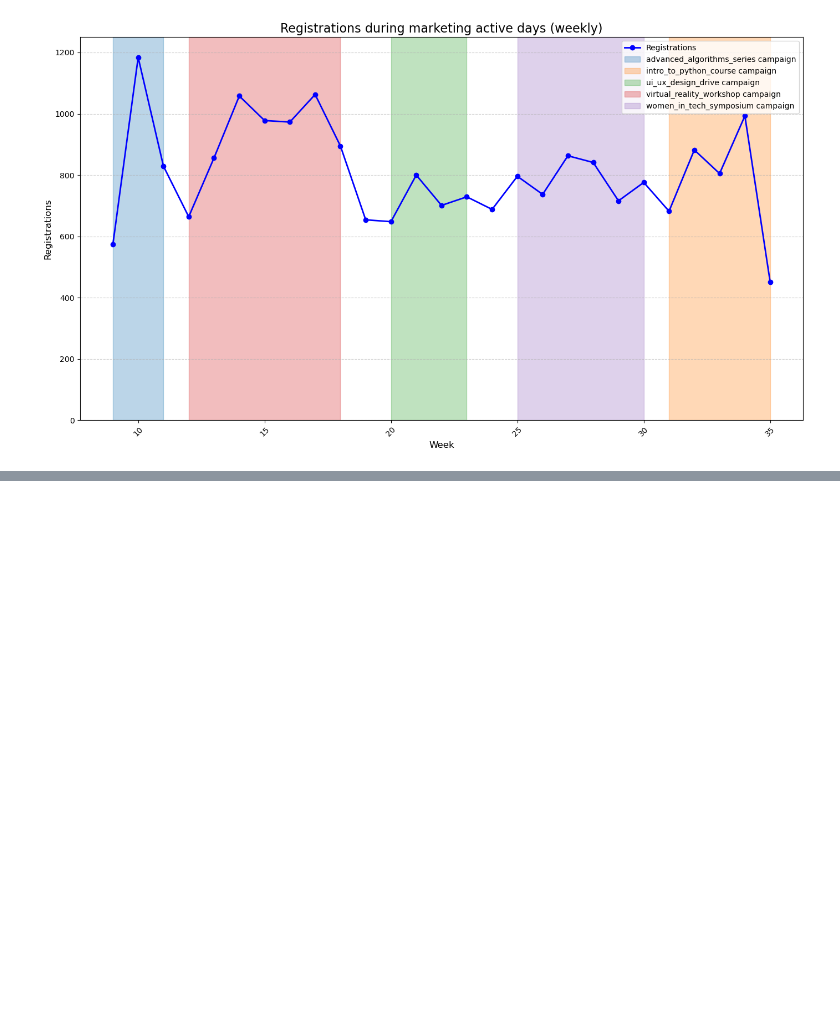
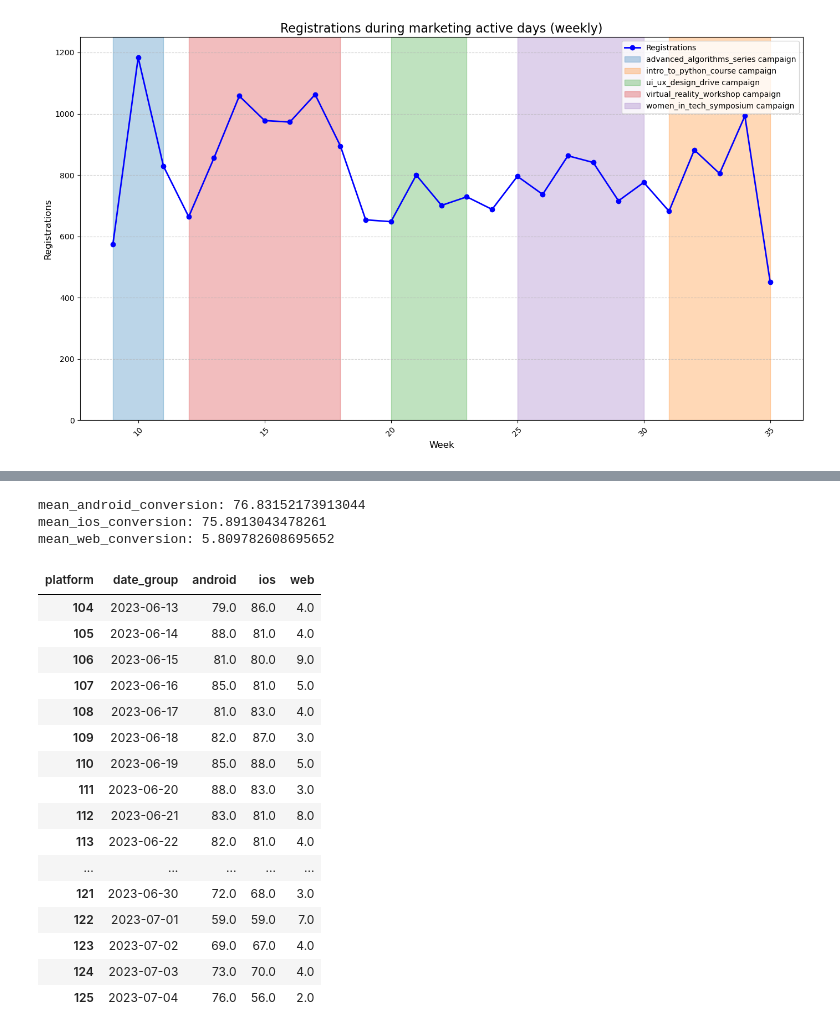
Before and after one commit to paalso/python-for-data-analysts-project-100, a Jupyter notebook: charts_project.ipynb, the cells around one changed output, grey strips where cells are left out. Drawn from its saved outputs; the diff is of its cells as text; code cells hidden in the pictures; blank space fills up the shorter version.

```diff
--- a/charts_project.ipynb
+++ b/charts_project.ipynb
@@ -1231,0 +1401,3 @@ Plot saved at: /home/paalso/Projects/python-for-data-analysts-project-100/charts
+# %%
+conversion_pivot_df = conversion_df.pivot(index='date_group', columns='platform', values='conversion').reset_index()
+conversion_pivot_df.head()
@@ -1231,0 +1411,32 @@ Plot saved at: /home/paalso/Projects/python-for-data-analysts-project-100/charts
+# %%
+mean_android_conversion = conversion_pivot_df['android'].mean()
+mean_ios_conversion = conversion_pivot_df['ios'].mean()
+mean_web_conversion = conversion_pivot_df['web'].mean()
+
+print(f'mean_android_conversion: {mean_android_conversion}')
+print(f'mean_ios_conversion: {mean_ios_conversion}')
+print(f'mean_web_conversion: {mean_web_conversion}')
+# %% [output]
+mean_android_conversion: 76.83152173913044
+mean_ios_conversion: 75.8913043478261
+mean_web_conversion: 5.809782608695652
+# %%
+conversion_pivot_df[conversion_pivot_df['date_group'].between('2023-06-12', '2023-07-05', inclusive='neither')]
+# %% [output]
+| platform | date_group | android | ios | web |
+| 104 | 2023-06-13 | 79.0 | 86.0 | 4.0 |
+| 105 | 2023-06-14 | 88.0 | 81.0 | 4.0 |
+| 106 | 2023-06-15 | 81.0 | 80.0 | 9.0 |
+| 107 | 2023-06-16 | 85.0 | 81.0 | 5.0 |
+| 108 | 2023-06-17 | 81.0 | 83.0 | 4.0 |
+| 109 | 2023-06-18 | 82.0 | 87.0 | 3.0 |
+| 110 | 2023-06-19 | 85.0 | 88.0 | 5.0 |
+| 111 | 2023-06-20 | 88.0 | 83.0 | 3.0 |
+| 112 | 2023-06-21 | 83.0 | 81.0 | 8.0 |
+| 113 | 2023-06-22 | 82.0 | 81.0 | 4.0 |
+| ... | ... | ... | ... | ... |
+| 121 | 2023-06-30 | 72.0 | 68.0 | 3.0 |
+| 122 | 2023-07-01 | 59.0 | 59.0 | 7.0 |
+| 123 | 2023-07-02 | 69.0 | 67.0 | 4.0 |
+| 124 | 2023-07-03 | 73.0 | 70.0 | 4.0 |
+| 125 | 2023-07-04 | 76.0 | 56.0 | 2.0 |
```
Also changed, not shown: parts of 13 cells of this notebook, 3 other files.
